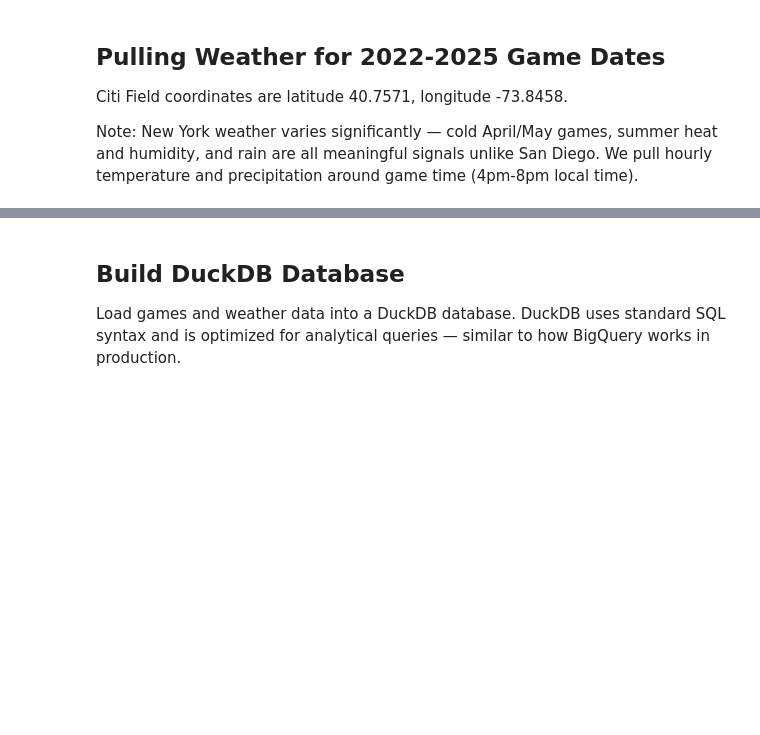
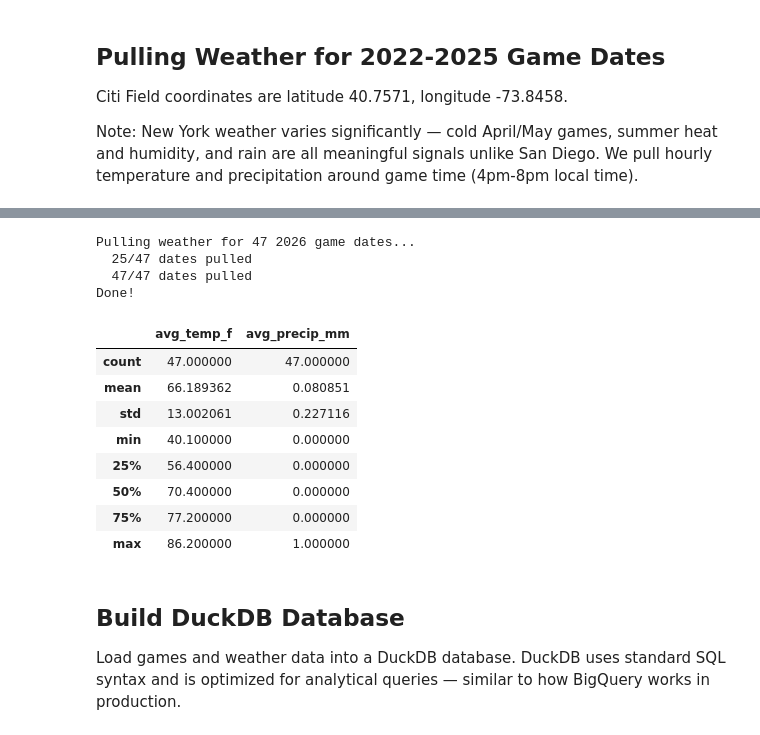
Before and after one commit to kaylagandrus/mlb-dynamic-ticket-pricing, a Jupyter notebook: mets/notebooks/02_weather_and_database.ipynb, the cells around one changed output, grey strips where cells are left out. Drawn from its saved outputs; the diff is of its cells as text; code cells hidden in the pictures; blank space fills up the shorter version.

```diff
--- a/mets/notebooks/02_weather_and_database.ipynb
+++ b/mets/notebooks/02_weather_and_database.ipynb
@@ -27,7 +37,16 @@ def get_weather(date, lat=40.7571, lon=-73.8458):
         "temperature_unit": "fahrenheit",
         "timezone": "America/New_York"
     }
-    resp = requests.get(url, params=params).json()
+    for attempt in range(3):
+        try:
+            resp = requests.get(url, params=params, timeout=10).json()
+            break
+        except requests.exceptions.RequestException as e:
+            if attempt == 2:
+                print(f"  Failed on {date} after 3 attempts: {e}")
+                resp = {}
+            else:
+                time.sleep(2)
     hourly = resp.get("hourly", {})
 
     # Get conditions around game time (4pm-8pm = hours 16-20)
@@ -43,7 +62,12 @@ def get_weather(date, lat=40.7571, lon=-73.8458):
 dates = df["date"].unique()
 print(f"Pulling weather for {len(dates)} unique game dates...")
 
-weather_data = [get_weather(d) for d in dates]
+weather_data = []
+for i, d in enumerate(dates):
+    weather_data.append(get_weather(d))
+    if (i + 1) % 25 == 0 or (i + 1) == len(dates):
+        print(f"  {i + 1}/{len(dates)} dates pulled")
+
 df_weather = pd.DataFrame(weather_data)
 print("Done!")
 df_weather.head()
@@ -54,13 +111,32 @@ print(df_weather.describe())
 # %%
 # Pull weather for 2026 games already played
 dates_2026 = df_2026[df_2026['status'] == 'Final']['date'].unique()
 print(f"Pulling weather for {len(dates_2026)} 2026 game dates...")
 
-weather_2026 = [get_weather(d) for d in dates_2026]
+weather_2026 = []
+for i, d in enumerate(dates_2026):
+    weather_2026.append(get_weather(d))
+    if (i + 1) % 25 == 0 or (i + 1) == len(dates_2026):
+        print(f"  {i + 1}/{len(dates_2026)} dates pulled")
+
 df_weather_2026 = pd.DataFrame(weather_2026)
 df_weather_2026.to_csv("../data/mets_weather_2026.csv", index=False)
 print("Done!")
 df_weather_2026.describe()
+# %% [output]
+Pulling weather for 47 2026 game dates...
+  25/47 dates pulled
+  47/47 dates pulled
+Done!
+|  | avg_temp_f | avg_precip_mm |
+| count | 47.000000 | 47.000000 |
+| mean | 66.189362 | 0.080851 |
+| std | 13.002061 | 0.227116 |
+| min | 40.100000 | 0.000000 |
+| 25% | 56.400000 | 0.000000 |
+| 50% | 70.400000 | 0.000000 |
+| 75% | 77.200000 | 0.000000 |
+| max | 86.200000 | 1.000000 |
 # %% [markdown]
 ## Build DuckDB Database
 Load games and weather data into a DuckDB database. DuckDB uses standard SQL syntax and is optimized for analytical queries — similar to how BigQuery works in production.
```
Also changed, not shown: parts of 6 cells of this notebook, 4 other files.
